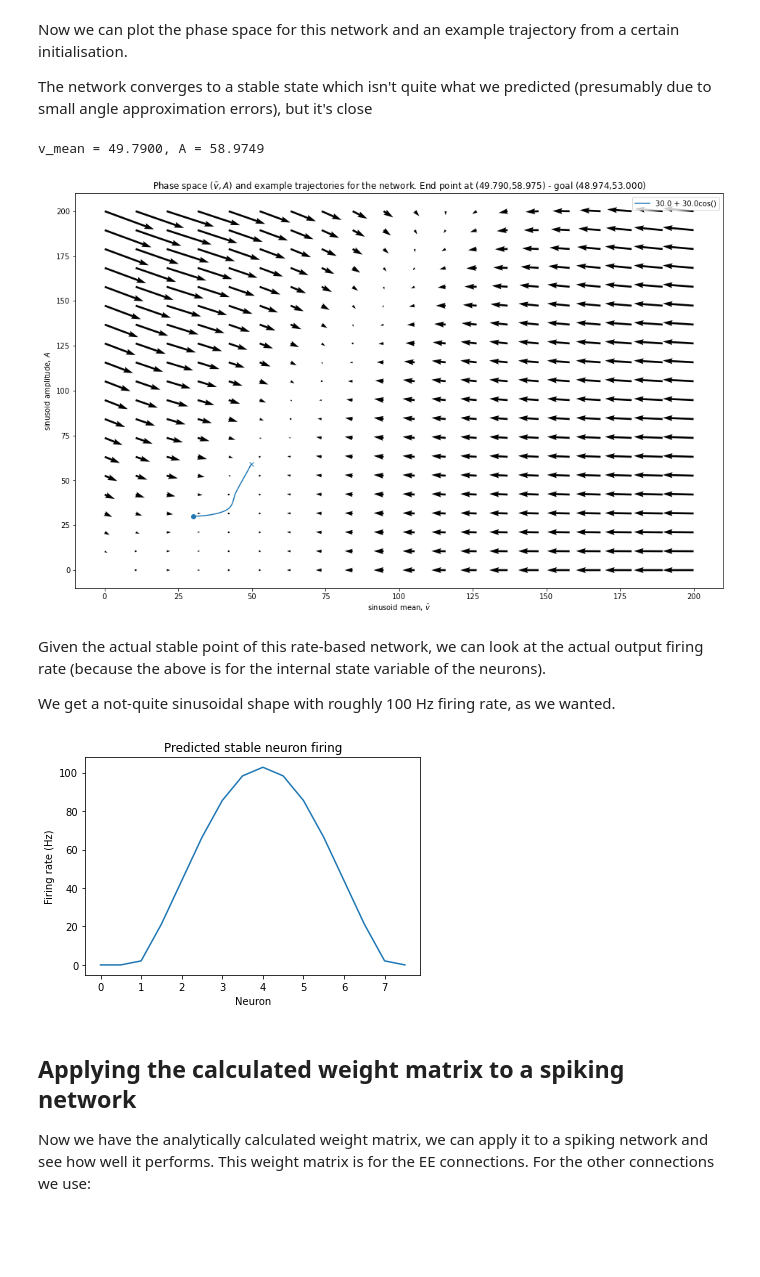
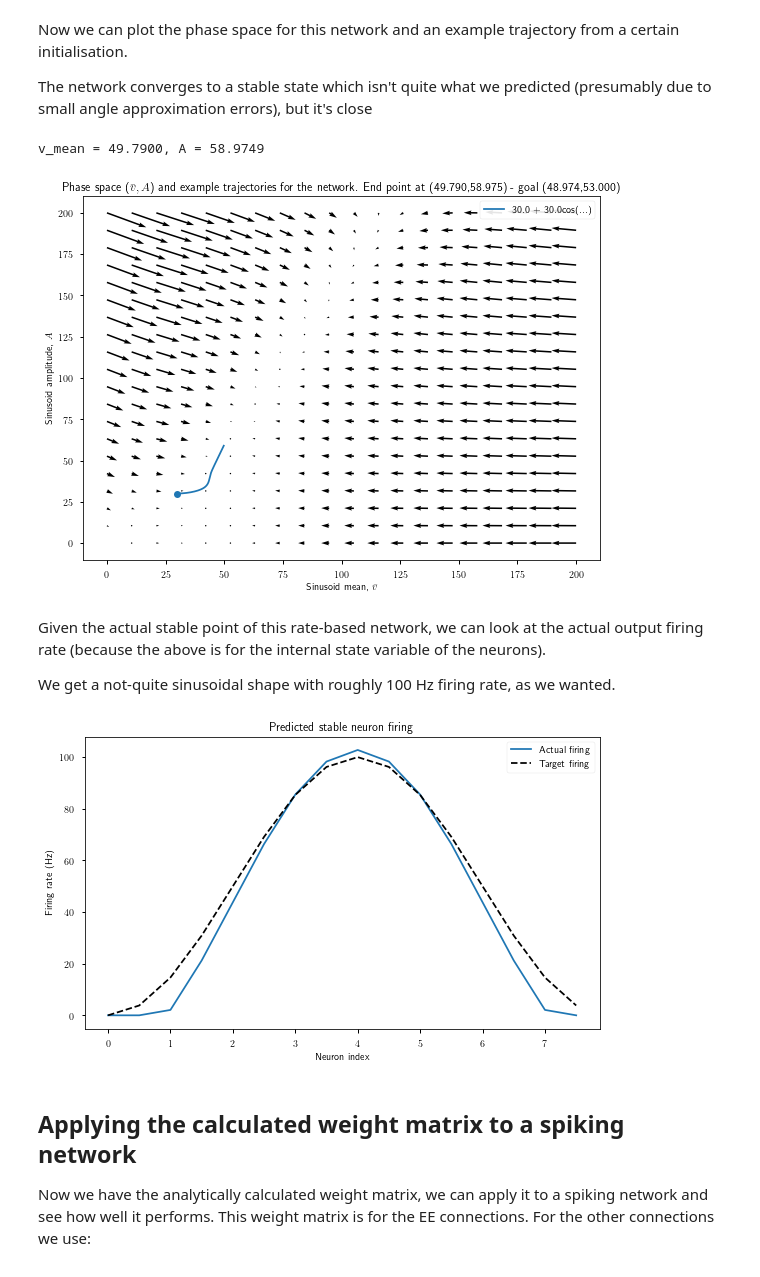
Before and after one commit to Dominic-DallOsto/Spiking-Insect-Head-Direction-Network, a Jupyter notebook: apply rate analysis to spiking network.ipynb, the cells around one changed output. Saved outputs shown, nothing was run; the diff lists cells and outputs as text; code cells hidden in the pictures; blank space fills up the shorter version.

```diff
--- a/apply rate analysis to spiking network.ipynb
+++ b/apply rate analysis to spiking network.ipynb
@@ -7,0 +3,13 @@ import attractor_network
+# %%
+import numpy as np
+import matplotlib.pyplot as plt
+import brian2 as b2
+import attractor_network
+
+plt.style.use('seaborn-v0_8-notebook')
+plt.rc('font',**{'family':'sans-serif','sans-serif':['Computer Modern Sans serif']})
+plt.rc('text', usetex=True)
+np.random.seed(7) # seed so plots are repeatable
+%matplotlib inline
+# need the %matplotlib inline for the following to work
+plt.rc('figure', figsize = [8,6]) # paper figures should be width 8 (full linewidth) to have nicely readable text
@@ -220,32 +237,34 @@ The network converges to a stable state which isn't quite what we predicted (pre
 # %%
 half_amplitude = lambda x: 0.5*(x.max() - x.min())
 
 # v_sample = [1.5 + 0.1*cosine(1, N, 4)(t), 1.5 + 1.5*cosine(1, N, 4)(t), 1.5 + 2*cosine(1, N, 4)(t), 1.5 + 3*cosine(1, N, 4)(t), 3 + 0.1*cosine(1, N, 4)(t), 3 + 1.5*cosine(1, N, 4)(t), 3 + 2*cosine(1, N, 4)(t), 3 + 3*cosine(1, N, 4)(t), 1.8 + 0.5*cosine(1, N, 4)(t), 1.85 + 0.5*cosine(1, N, 4)(t)]
 v_sample = [30 + 30*cosine(1, N, 4)(t)]
 # v_sample = []
 
-plt.figure(figsize=(16,10))
 plt.quiver(v_mean_range, A_range, v_mean_dots.T, A_dots.T)
-plt.xlabel(r'sinusoid mean, $\bar v$')
-plt.ylabel(r'sinusoid amplitude, $A$')
+plt.xlabel(r'Sinusoid mean, $\bar v$')
+plt.ylabel(r'Sinusoid amplitude, $A$')
 
 for i, v_in in enumerate(v_sample):
 	trajectory = simulate(v_in, 20000)
 	c = plt.rcParams['axes.prop_cycle'].by_key()['color'][i]
-	plt.plot(np.mean(trajectory, axis=1), 0.5*abs(np.max(trajectory, axis=1) - np.min(trajectory, axis=1)), label=f'{v_in.mean()} + {(v_in.max()-v_in.min())/2:.1f}cos()', color=c)
+	plt.plot(np.mean(trajectory, axis=1), 0.5*abs(np.max(trajectory, axis=1) - np.min(trajectory, axis=1)), label=f'{v_in.mean()} + {(v_in.max()-v_in.min())/2:.1f}cos(...)', color=c)
 	plt.plot(np.mean(trajectory[0]), half_amplitude(trajectory[0]), 'o', color=c)
 	plt.plot(np.mean(trajectory[-1]), half_amplitude(trajectory[-1]), 'x', color=c)
 
 print(f'v_mean = {np.mean(x := simulate(v_sample[-1], 20000)[-1]):.4f}, A = {half_amplitude(x):.4f}')
 
 # plt.plot(v_mean_range[v_mean_range >= theta_E], v_mean_range[v_mean_range >= theta_E] - theta_E, '--')
 
 plt.title(rf'Phase space ($\bar v, A$) and example trajectories for the network. End point at ({np.mean(x := simulate(v_sample[-1], 20000)[-1]):.3f},{half_amplitude(x):.3f}) - goal ({v_mean:.3f},{A_target:.3f})')
-plt.legend()
+legend = plt.legend()
+legend.get_frame().set_alpha(0.9)
+plt.tight_layout()
+plt.savefig('plots/spiking-rate-based-phase-plot.pdf')
 plt.show()
 # %% [output]
 v_mean = 49.7900, A = 58.9749
-[figure, old version]
+[figure, new version]
 # %% [markdown]
 Given the actual stable point of this rate-based network, we can look at the actual output firing rate (because the above is for the internal state variable of the neurons).
 
@@ -253,13 +272,18 @@ We get a not-quite sinusoidal shape with roughly 100 Hz firing rate, as we wante
 # %%
 # the firing rate we expect to see coming from this model
 end_point = simulate(v_sample[-1], 20000)[-1]
-plt.plot(t, sigmoid_E(np.mean(end_point) + half_amplitude(end_point)*cosine(1, N, 4)(t)))
-plt.xlabel('Neuron')
+plt.figure(figsize=(8,5))
+plt.plot(t, sigmoid_E(np.mean(end_point) + half_amplitude(end_point)*cosine(1, N, 4)(t)), label='Actual firing')
+plt.plot(t, r_target/2 + r_target/2*cosine(1, N, 4)(t), 'k--', label='Target firing')
+plt.xlabel('Neuron index')
 plt.ylabel('Firing rate (Hz)')
 plt.title('Predicted stable neuron firing')
+plt.legend()
+plt.tight_layout()
+plt.savefig('plots/spiking-rate-based-activity.pdf')
 plt.show()
 # %% [output]
-[figure, old version]
+[figure, new version]
 # %% [markdown]
 ## Applying the calculated weight matrix to a spiking network
 
```
Also changed, not shown: parts of 13 cells of this notebook, 16 other files.
